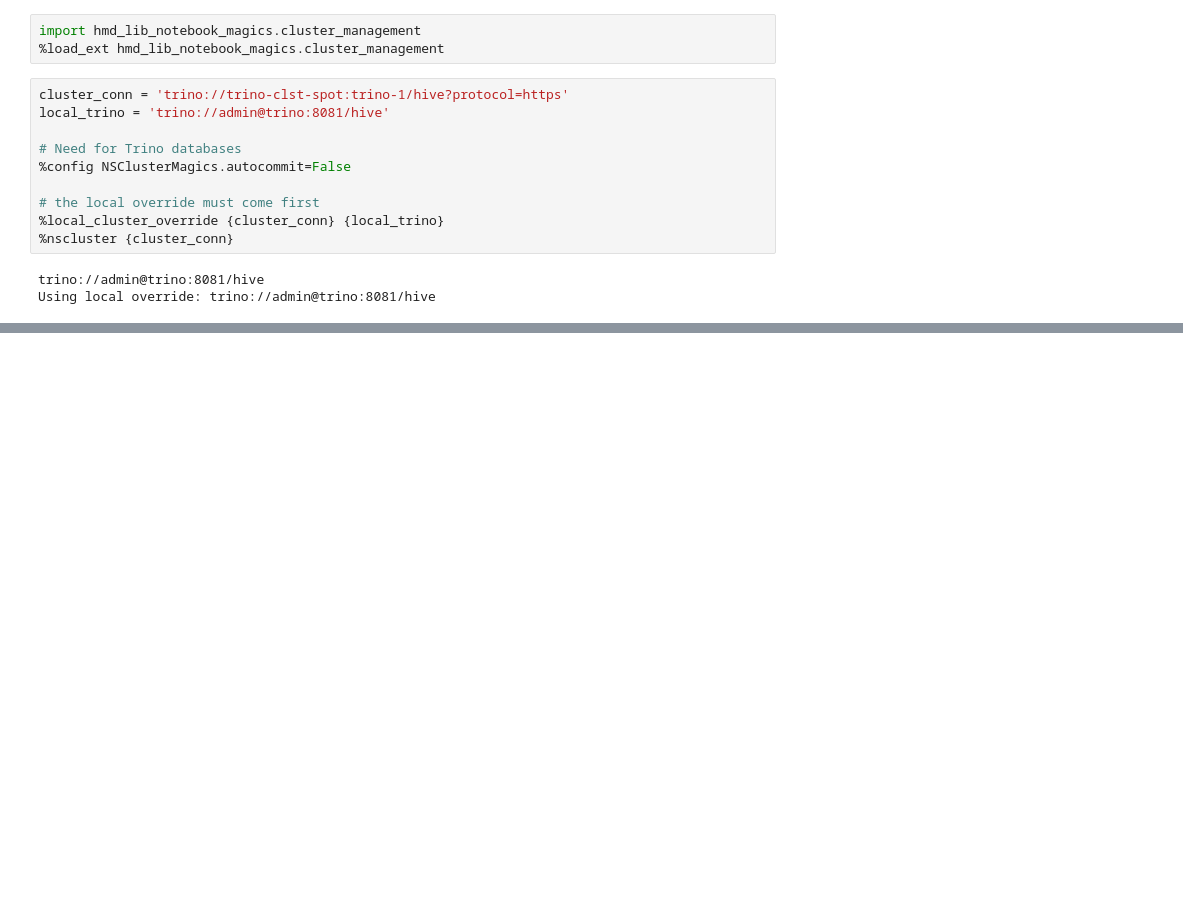
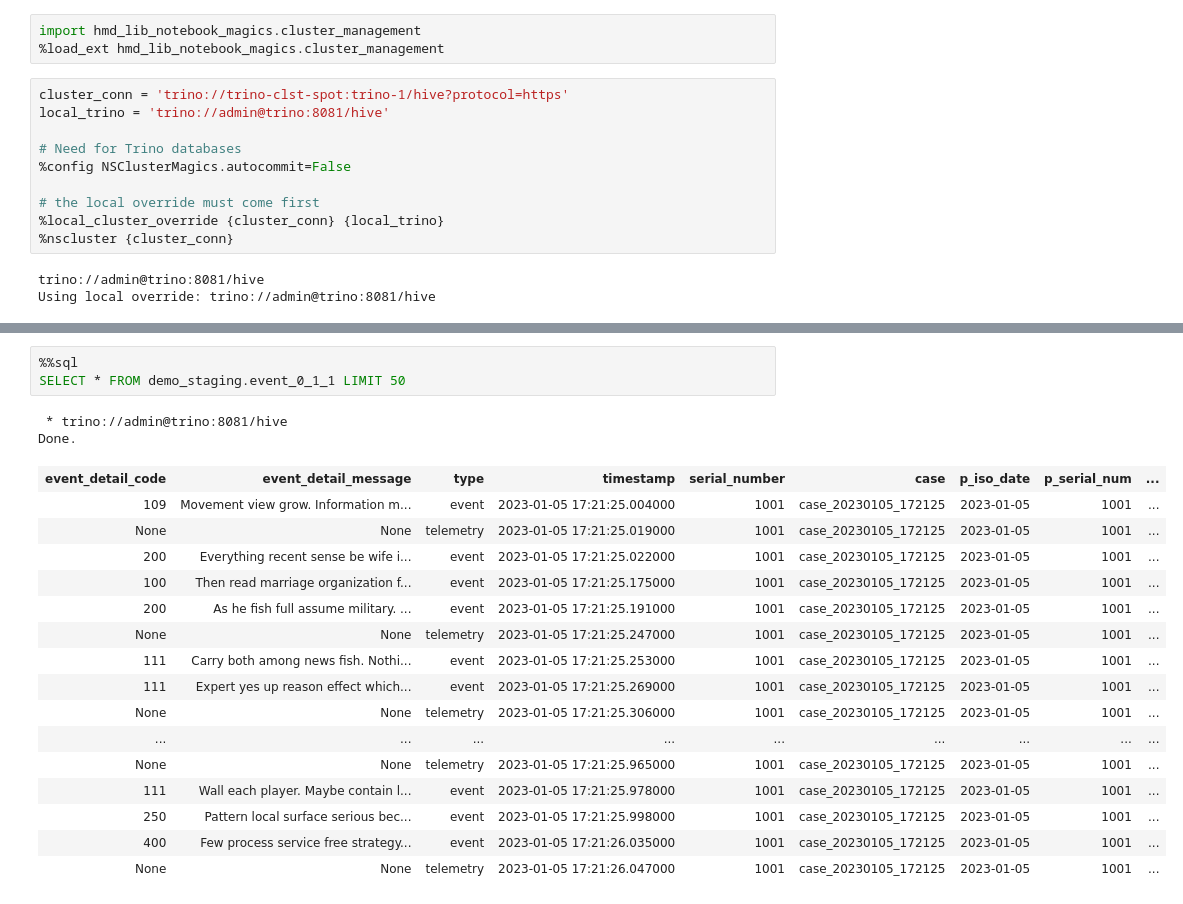
Before and after one commit to NeuronSphere/demo-config-transform-device-load, a Jupyter notebook: src/notebooks/query_event.ipynb, the cells around one changed output, grey strips where cells are left out. Cells and saved outputs as stored; diff of their text form; blank space fills up the shorter version.

```diff
--- a/src/notebooks/query_event.ipynb
+++ b/src/notebooks/query_event.ipynb
@@ -19,0 +68,22 @@ SHOW SCHEMAS
+# %%
+%%sql
+SELECT * FROM demo_staging.event_0_1_1 LIMIT 50
+# %% [output]
+ * trino://admin@trino:8081/hive
+Done.
+| event_detail_code | event_detail_message | type | timestamp | serial_number | case | p_iso_date | p_serial_num | ... |
+| 109 | Movement view grow. Information m... | event | 2023-01-05 17:21:25.004000 | 1001 | case_20230105_172125 | 2023-01-05 | 1001 | ... |
+| None | None | telemetry | 2023-01-05 17:21:25.019000 | 1001 | case_20230105_172125 | 2023-01-05 | 1001 | ... |
+| 200 | Everything recent sense be wife i... | event | 2023-01-05 17:21:25.022000 | 1001 | case_20230105_172125 | 2023-01-05 | 1001 | ... |
+| 100 | Then read marriage organization f... | event | 2023-01-05 17:21:25.175000 | 1001 | case_20230105_172125 | 2023-01-05 | 1001 | ... |
+| 200 | As he fish full assume military. ... | event | 2023-01-05 17:21:25.191000 | 1001 | case_20230105_172125 | 2023-01-05 | 1001 | ... |
+| None | None | telemetry | 2023-01-05 17:21:25.247000 | 1001 | case_20230105_172125 | 2023-01-05 | 1001 | ... |
+| 111 | Carry both among news fish. Nothi... | event | 2023-01-05 17:21:25.253000 | 1001 | case_20230105_172125 | 2023-01-05 | 1001 | ... |
+| 111 | Expert yes up reason effect which... | event | 2023-01-05 17:21:25.269000 | 1001 | case_20230105_172125 | 2023-01-05 | 1001 | ... |
+| None | None | telemetry | 2023-01-05 17:21:25.306000 | 1001 | case_20230105_172125 | 2023-01-05 | 1001 | ... |
+| ... | ... | ... | ... | ... | ... | ... | ... | ... |
+| None | None | telemetry | 2023-01-05 17:21:25.965000 | 1001 | case_20230105_172125 | 2023-01-05 | 1001 | ... |
+| 111 | Wall each player. Maybe contain l... | event | 2023-01-05 17:21:25.978000 | 1001 | case_20230105_172125 | 2023-01-05 | 1001 | ... |
+| 250 | Pattern local surface serious bec... | event | 2023-01-05 17:21:25.998000 | 1001 | case_20230105_172125 | 2023-01-05 | 1001 | ... |
+| 400 | Few process service free strategy... | event | 2023-01-05 17:21:26.035000 | 1001 | case_20230105_172125 | 2023-01-05 | 1001 | ... |
+| None | None | telemetry | 2023-01-05 17:21:26.047000 | 1001 | case_20230105_172125 | 2023-01-05 | 1001 | ... |
```
Also changed, not shown: parts of 9 cells of this notebook.
